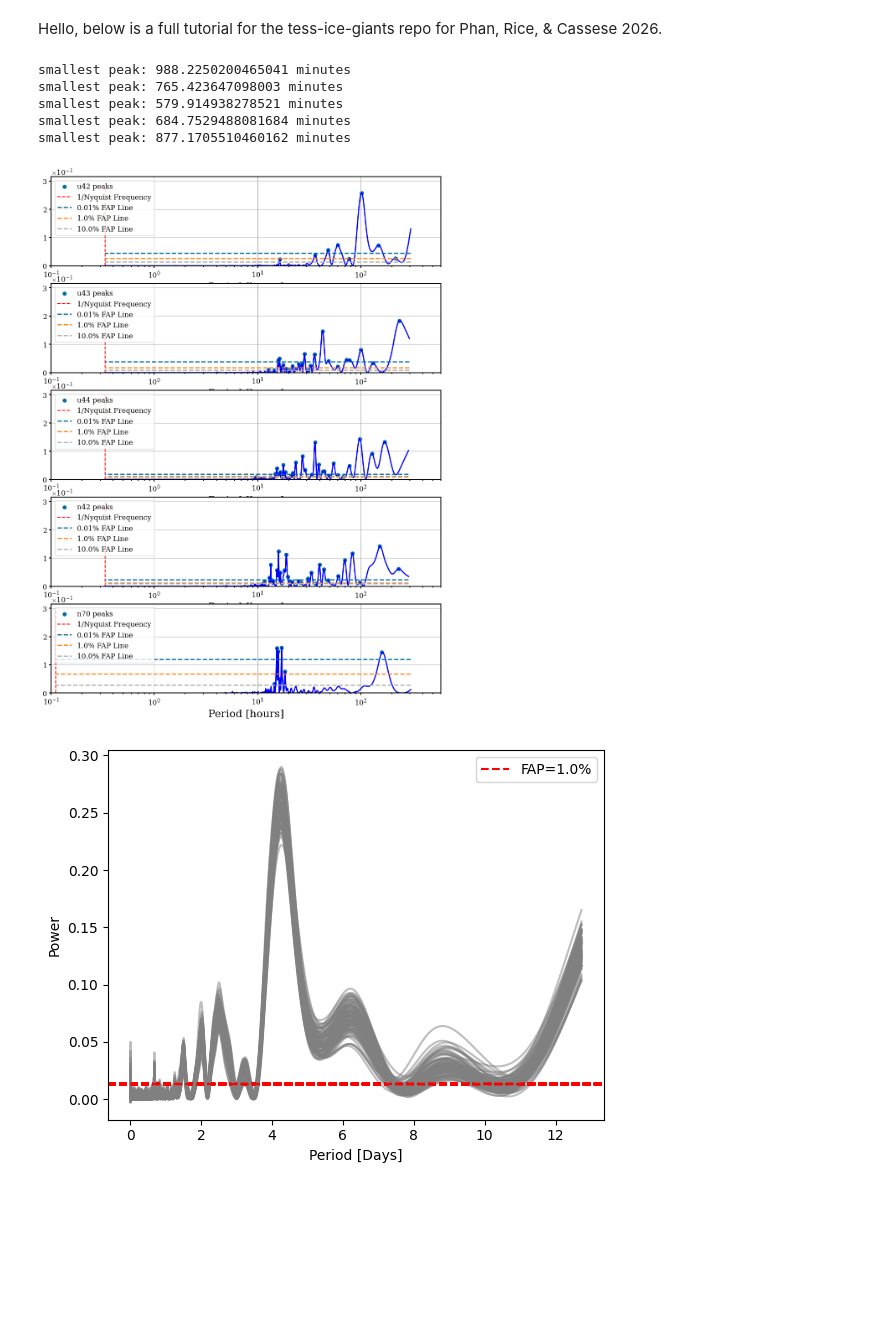
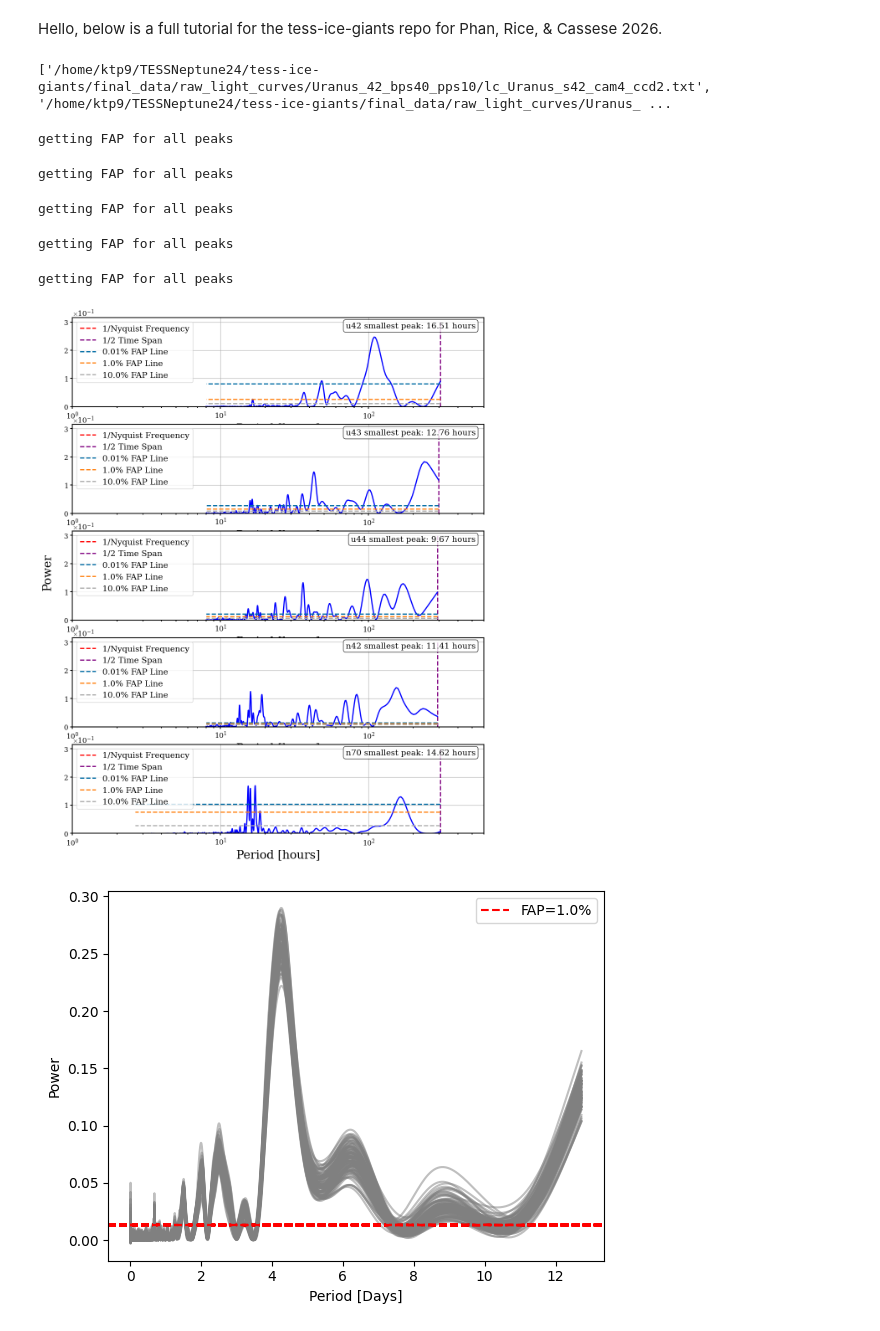
Before and after one commit to kenny-phan/tess-ice-giants, a Jupyter notebook: tess-ice-giants/frequency_analysis/tutorial.ipynb, the cells around one changed output. Saved outputs shown, nothing was run; the diff lists cells and outputs as text; code cells hidden in the pictures; blank space fills up the shorter version.

Commit message:
periodogram supplementary figure

```diff
--- a/tess-ice-giants/frequency_analysis/tutorial.ipynb
+++ b/tess-ice-giants/frequency_analysis/tutorial.ipynb
@@ -6,17 +6,22 @@ import numpy as np
 import glob
 import matplotlib.pyplot as plt
 
-root = '/home/ktp9/TESSNeptune24/tess-ice-giants/final_data/'
-
+root = '/home/ktp9/TESSNeptune24/tess-ice-giants/'
+data_dir = root + 'final_data/'
 ## intitialize the list of sectors
 planet_sectors = ["u42", "u43", "u44", "n42", "n70"]
 sample_cadences = np.array([10/60, 10/60, 10/60, 10/60, (200/60)/60]) # in hours
+bps, pps = 40, 10
+bpps_dir = f'bps{bps}_pps{pps}/'
+supfigdir = root + "figures/supplementary/" + bpps_dir
+# pubfigdir = figroot + "figures/publication/"
 # %%
 # orbit and detrend processing (~2mins)
-from orbit_correction import correct_and_save_light_curves
+from orbit_correction import correct_and_save_light_curves, get_lc_files
 
 ## here we pull light curves from the tess_solarsystem_planets pipeline
-raw_light_curves = f"{root}raw_light_curves/"
+data_file_arr = get_lc_files(data_dir, bps, pps, planets=('Uranus', 'Neptune'))
+print(data_file_arr)
 
 uranus_id = '799'
 neptune_id = '899'
@@ -25,24 +30,23 @@ observer_id = '@tess'
 target_id_arr = [uranus_id, uranus_id, uranus_id, neptune_id, neptune_id]
 observer_id_arr = [observer_id]*5
 
-# uranus first, then neptune
-ur_raw_lcs = sorted(glob.glob(raw_light_curves + 'Uranus*/lc_Uranus*.txt'))
-nep_raw_lcs = sorted(glob.glob(raw_light_curves + 'Neptune*/lc_Neptune*.txt'))
-data_file_arr = ur_raw_lcs + nep_raw_lcs
 
 correct_and_save_light_curves(
     target_id_arr,
     observer_id_arr,
     data_file_arr,
-    root + 'light_curves/',
+    data_dir + 'light_curves/' + bpps_dir,
     name_arr = [f"{sector}_lcs" for sector in planet_sectors],
-    crop_range_arr = [[1400, 1600], [], [], [975, 1040], []]
+    crop_range_arr = [[1400, 1600], [], [], [975, 1040], []],
+    correct=False
 )
+# %% [output]
+['/home/ktp9/TESSNeptune24/tess-ice-giants/final_data/raw_light_curves/Uranus_42_bps40_pps10/lc_Uranus_s42_cam4_ccd2.txt', '/home/ktp9/TESSNeptune24/tess-ice-giants/final_data/raw_light_curves/Uranus_ ...
 # %%
 from fullsector import nyquist_from_cadence
 
 # load in the light curves
-lc_dir = root + "light_curves/"
+lc_dir = data_dir + "light_curves/" + bpps_dir
 lc_list = []
 for sector in planet_sectors:
     lc_list.append(np.load(lc_dir + f"{sector}_lcs.npz"))
@@ -66,41 +70,30 @@ max_freq_arr = nyquist_from_cadence(sample_cadences / 24)
 from fullsector import save_periodograms
 
 # make and save the periodograms
-periodogram_dir = root + "periodograms/"
+periodogram_dir = data_dir + "periodograms/" + bpps_dir
 save_periodograms(lc_list,
                   [f"{sector}" for sector in planet_sectors],
                   periodogram_dir,
                   min_freq_arr=min_freq_arr,
                   max_freq_arr=max_freq_arr)
+# %% [output]
+getting FAP for all peaks
+getting FAP for all peaks
+getting FAP for all peaks
+getting FAP for all peaks
+getting FAP for all peaks
 # %%
-from figures import plot_periodogram
-from fullsector import nyquist_from_cadence
-
-max_freq_arr = nyquist_from_cadence(sample_cadences)
+from figures import plot_sup_pgram
 
 periodogram_list = []
 for sector in planet_sectors:
-    periodogram_list.append(np.load(root + "periodograms/" + f"{sector}_periodogram.npz"))
+    periodogram_list.append(np.load(data_dir + "periodograms/" + bpps_dir + f"{sector}_periodogram.npz"))
 
-fig, axs = plt.subplots(5, figsize=(12, 16))
-
-for i, pgram in enumerate(periodogram_list):
-    # print(pgram.keys())
-    frequency, power, fap_stack = pgram['frequency'], pgram['power'], pgram['false_alarm_levels']
-    axs[i].scatter(24/pgram['peaks'], pgram['peak_pows'], label=f"{planet_sectors[i]} peaks")
-    axs[i].vlines(1/max_freq_arr[i], 0, 0.3, color="red", linestyle="dashed", label="1/Nyquist Frequency")
-    plot_periodogram(axs[i], frequency, power, fap_stack, color='blue', xlim=[1e-1, 600], legend_loc="upper left")
-    axs[i].set_xscale("log")
-
-    print(f"smallest peak: {np.min(24/pgram['peaks'])*60} minutes")
-plt.show()
+plot_sup_pgram(planet_sectors, periodogram_list,
+               max_freq_arr, min_freq_arr,
+               save_dir=supfigdir)
 # %% [output]
-smallest peak: 988.2250200465041 minutes
-smallest peak: 765.423647098003 minutes
-smallest peak: 579.914938278521 minutes
-smallest peak: 684.7529488081684 minutes
-smallest peak: 877.1705510460162 minutes
-[figure, old version]
+[figure, new version]
 # %%
 ## now we bootstrap to get uncertainties on the peak frequencies (~100m)
 from bootstrap import save_bootstrap
```
Also changed, not shown: parts of 8 cells of this notebook, 3 other files.
